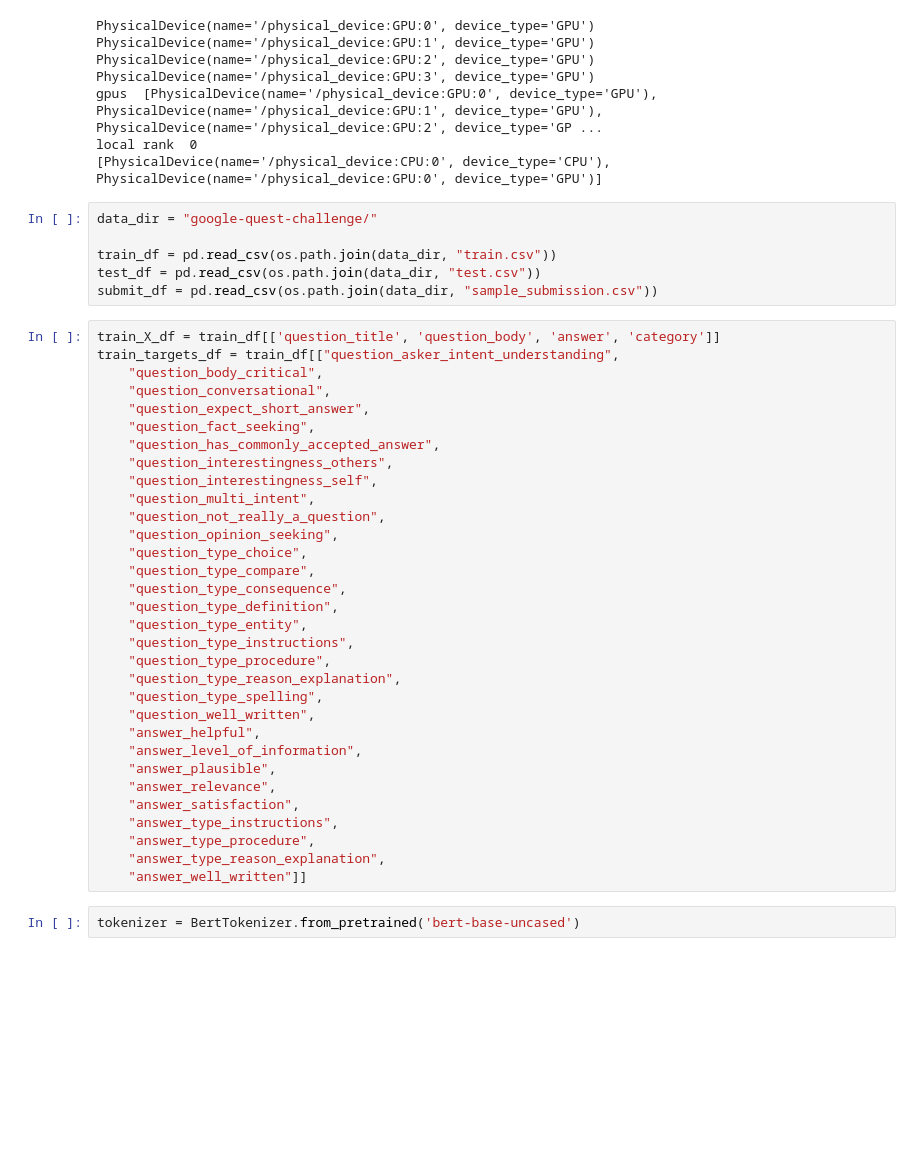
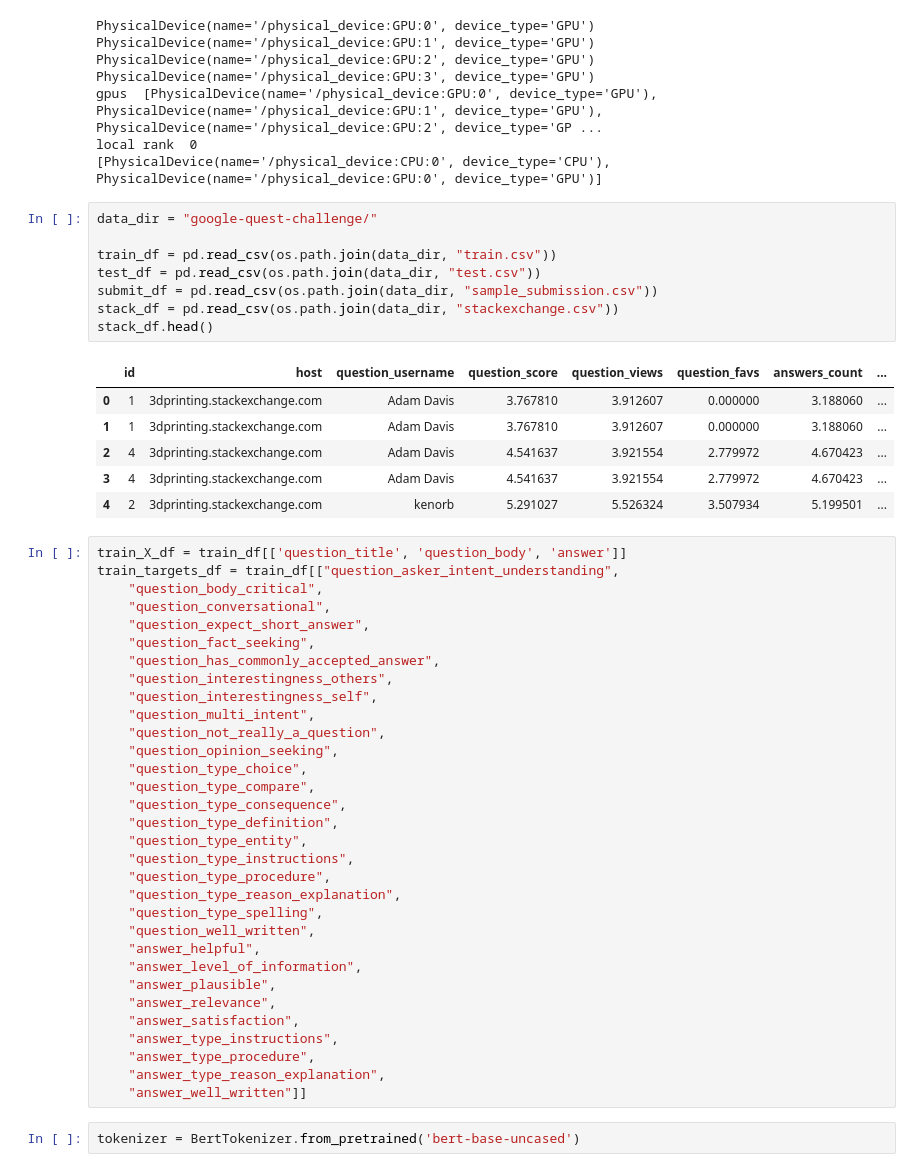
Before and after one commit to marcinczelej/NLP, a Jupyter notebook: KaggleQA_Labeling/QA labeling.ipynb, the cells around one changed output. Drawn from its saved outputs; the diff is of its cells as text; blank space fills up the shorter version.

```diff
--- a/KaggleQA_Labeling/QA labeling.ipynb
+++ b/KaggleQA_Labeling/QA labeling.ipynb
@@ -38,11 +38,20 @@ local rank  0
 # %%
 data_dir = "google-quest-challenge/"
 
 train_df = pd.read_csv(os.path.join(data_dir, "train.csv"))
 test_df = pd.read_csv(os.path.join(data_dir, "test.csv"))
 submit_df = pd.read_csv(os.path.join(data_dir, "sample_submission.csv"))
+stack_df = pd.read_csv(os.path.join(data_dir, "stackexchange.csv"))
+stack_df.head()
+# %% [output]
+|  | id | host | question_username | question_score | question_views | question_favs | answers_count | ... |
+| 0 | 1 | 3dprinting.stackexchange.com | Adam Davis | 3.767810 | 3.912607 | 0.000000 | 3.188060 | ... |
+| 1 | 1 | 3dprinting.stackexchange.com | Adam Davis | 3.767810 | 3.912607 | 0.000000 | 3.188060 | ... |
+| 2 | 4 | 3dprinting.stackexchange.com | Adam Davis | 4.541637 | 3.921554 | 2.779972 | 4.670423 | ... |
+| 3 | 4 | 3dprinting.stackexchange.com | Adam Davis | 4.541637 | 3.921554 | 2.779972 | 4.670423 | ... |
+| 4 | 2 | 3dprinting.stackexchange.com | kenorb | 5.291027 | 5.526324 | 3.507934 | 5.199501 | ... |
 # %%
-train_X_df = train_df[['question_title', 'question_body', 'answer', 'category']]
+train_X_df = train_df[['question_title', 'question_body', 'answer']]
 train_targets_df = train_df[["question_asker_intent_understanding",
     "question_body_critical",
     "question_conversational",
```
Also changed, not shown: parts of 8 cells of this notebook, 2 other files.
